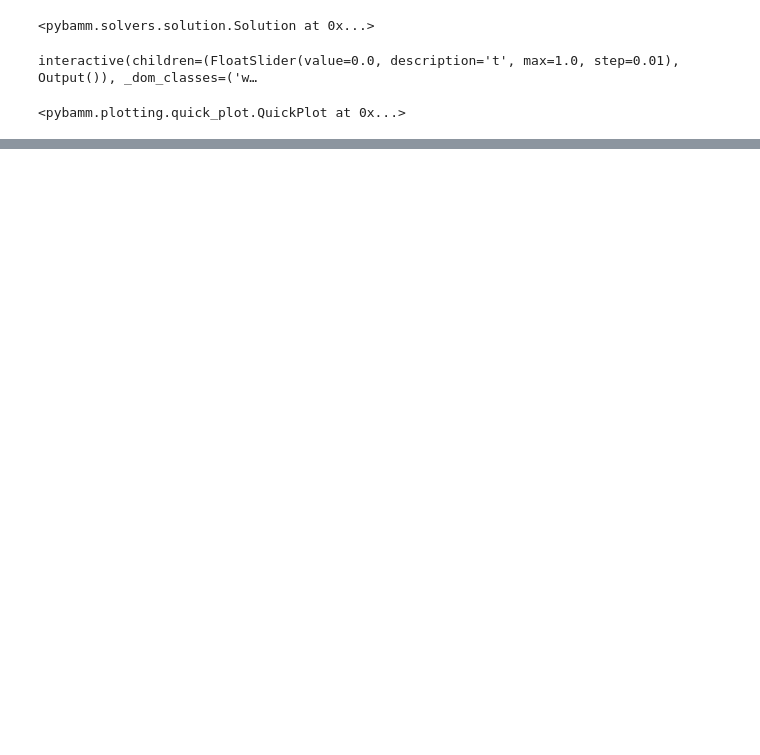
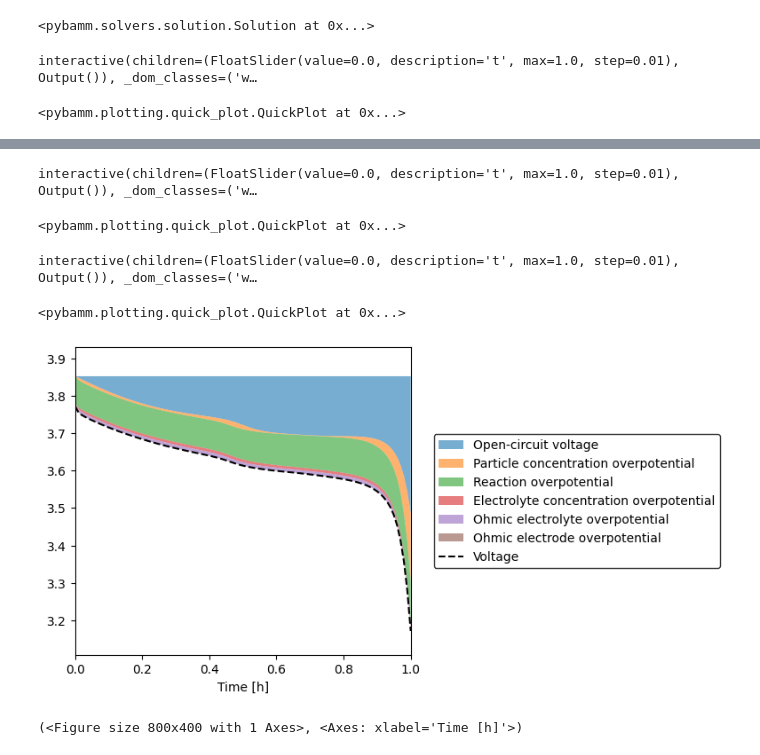
Before and after one commit to celinetang/battery_simulation_dashboard, a Jupyter notebook: backend/bat_sim.ipynb, the cells around one changed output, grey strips where cells are left out. Drawn from its saved outputs; the diff is of its cells as text; code cells hidden in the pictures; blank space fills up the shorter version.

```diff
--- a/backend/bat_sim.ipynb
+++ b/backend/bat_sim.ipynb
@@ -16,0 +19,12 @@ interactive(children=(FloatSlider(value=0.0, description='t', max=1.0, step=0.01
+# %%
+models = [
+    pybamm.lithium_ion.SPM(),
+    pybamm.lithium_ion.SPMe(),
+    pybamm.lithium_ion.DFN(),
+]
+# %%
+sims = []
+for model in models:
+    sim = pybamm.Simulation(model)
+    sim.solve([0, 3600])
+    sims.append(sim)
@@ -16,0 +76,17 @@ interactive(children=(FloatSlider(value=0.0, description='t', max=1.0, step=0.01
+# %%
+output_variables = ["Electrolyte concentration [mol.m-3]", "Voltage [V]"]
+sim.plot(output_variables=output_variables)
+# %% [output]
+interactive(children=(FloatSlider(value=0.0, description='t', max=1.0, step=0.01), Output()), _dom_classes=('w…
+<pybamm.plotting.quick_plot.QuickPlot at 0x...>
+# %%
+output_variables = ["Voltage [V]"]
+sim.plot(output_variables=output_variables)
+# %% [output]
+interactive(children=(FloatSlider(value=0.0, description='t', max=1.0, step=0.01), Output()), _dom_classes=('w…
+<pybamm.plotting.quick_plot.QuickPlot at 0x...>
+# %%
+sim.plot_voltage_components()
+# %% [output]
+[figure, added]
+(<Figure size 800x400 with 1 Axes>, <Axes: xlabel='Time [h]'>)
```
Also changed, not shown: parts of 4 cells of this notebook.
